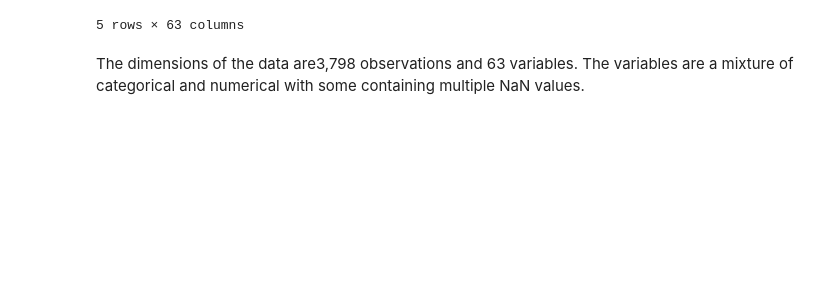
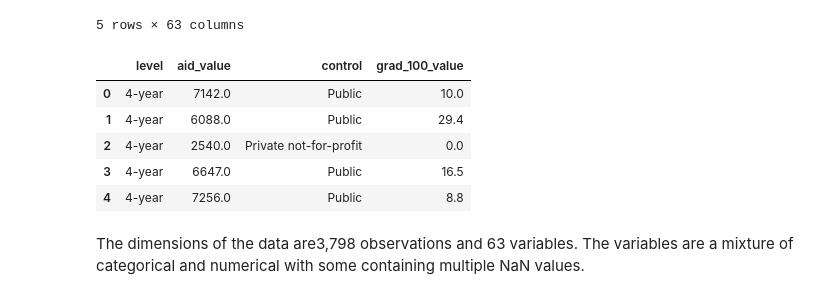
Before and after one commit to eaa3ug/visualization_assignment, a Jupyter notebook: assignment.ipynb, the cells around one changed output. Saved outputs shown, nothing was run; the diff lists cells and outputs as text; code cells hidden in the pictures; blank space fills up the shorter version.

```diff
--- a/assignment.ipynb
+++ b/assignment.ipynb
@@ -88,5 +88,15 @@ Length: 63, dtype: object
 | 3 | 3 | 100706 | University of Alabama at Huntsville | Huntsville | Alabama | 4-year | Public | Research Universities--very high ... | NaN | NaN | ... | ... |
 | 4 | 4 | 100724 | Alabama State University | Montgomery | Alabama | 4-year | Public | Masters Colleges and Universities... | X | NaN | ... | ... |
 5 rows × 63 columns
+# %%
+df_narrow = df_college[['level', 'aid_value', 'control', 'grad_100_value']]
+df_narrow.head()
+# %% [output]
+|  | level | aid_value | control | grad_100_value |
+| 0 | 4-year | 7142.0 | Public | 10.0 |
+| 1 | 4-year | 6088.0 | Public | 29.4 |
+| 2 | 4-year | 2540.0 | Private not-for-profit | 0.0 |
+| 3 | 4-year | 6647.0 | Public | 16.5 |
+| 4 | 4-year | 7256.0 | Public | 8.8 |
 # %% [markdown]
 The dimensions of the data are3,798 observations and 63 variables. The variables are a mixture of categorical and numerical with some containing multiple NaN values.
```
Also changed, not shown: parts of 6 cells of this notebook.
